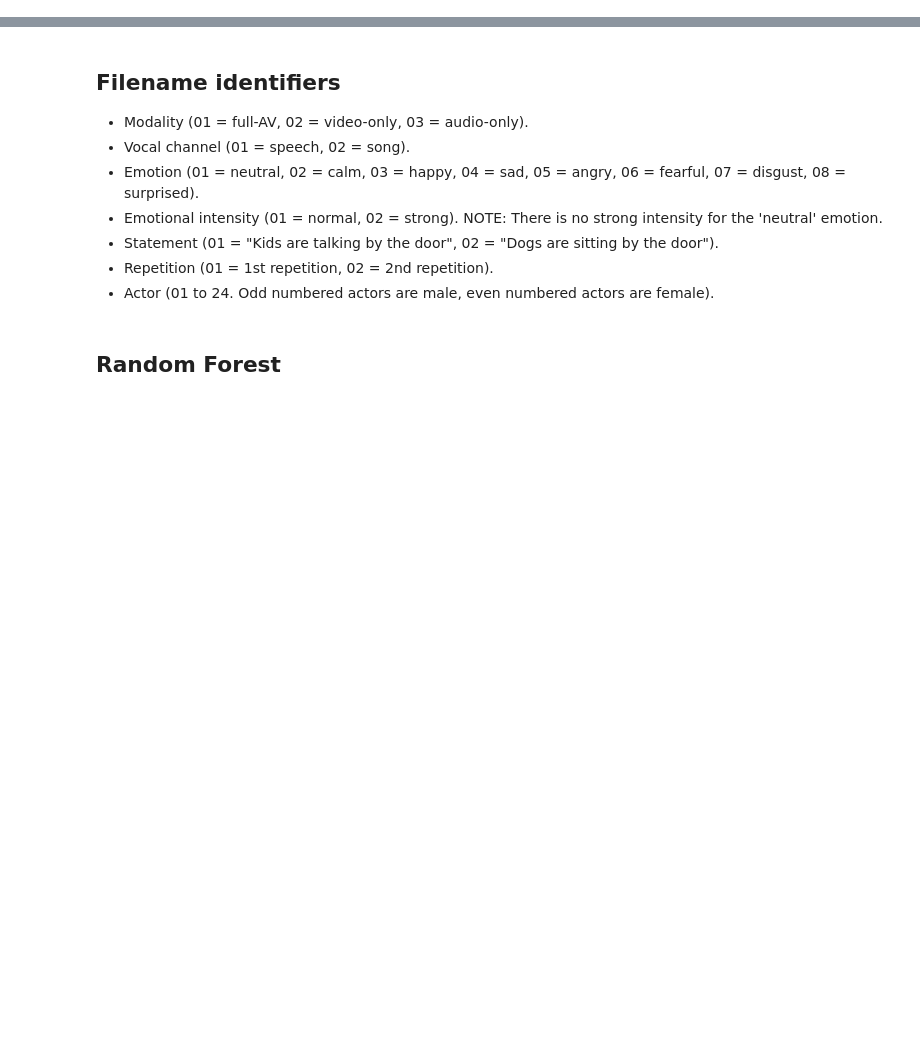
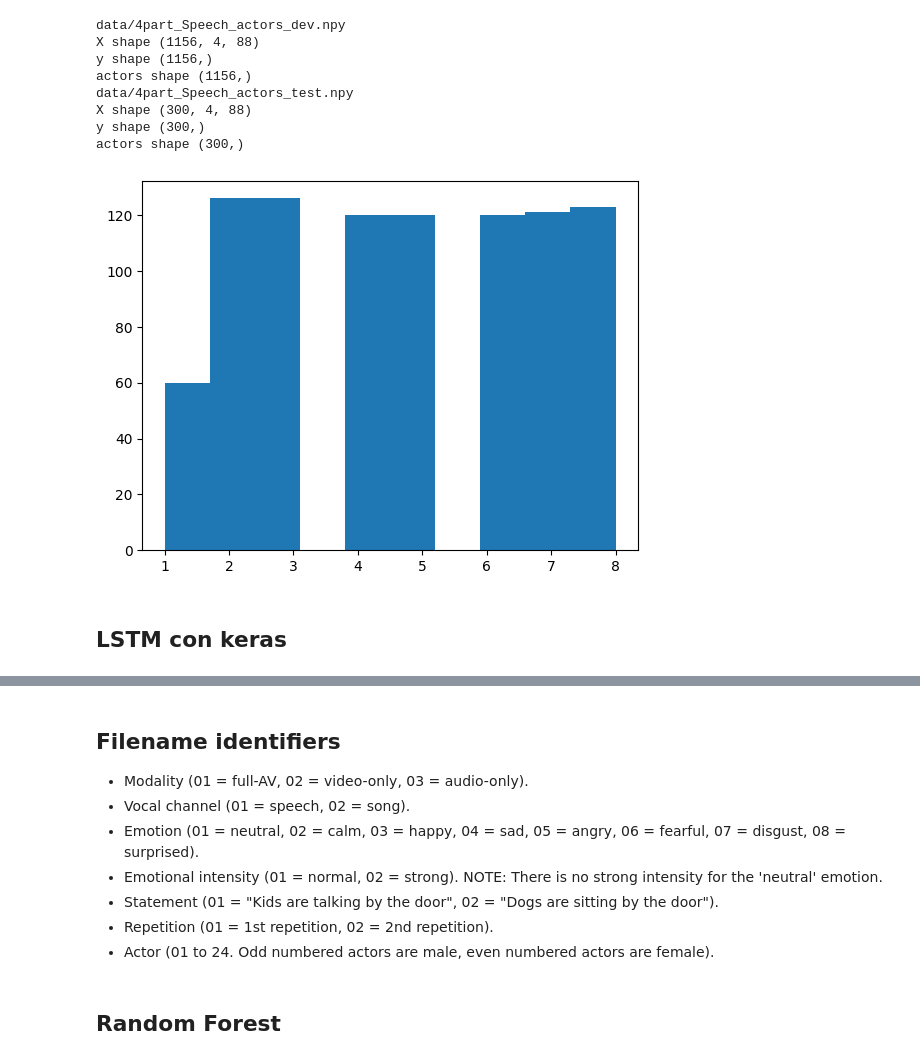
Before and after one commit to castillocande/speech-emotion-recognition-ml, a Jupyter notebook: prueba.ipynb, the cells around one changed output, grey strips where cells are left out. Saved outputs shown, nothing was run; the diff lists cells and outputs as text; code cells hidden in the pictures; blank space fills up the shorter version.

Commit message:
cross valid, data loader, etc

```diff
--- a/prueba.ipynb
+++ b/prueba.ipynb
@@ -306,0 +328,2 @@ AP = AudioProcessor()
+# %%
+DL = DataLoader()
@@ -307,13 +332,18 @@ AP = AudioProcessor()
 # %%
-speech1_dataset = "data/1Speech_dataset.npy"
+speech1_dataset_dev = "data/1part_Speech_dataset_dev.npy"
+speech2_dataset_dev = "data/2part_Speech_dataset_dev.npy"
+speech4_dataset_dev = "data/4part_Speech_dataset_dev.npy"
+speech8_dataset_dev = "data/8part_Speech_dataset_dev.npy"
 
-speech2_dataset = "data/2Speech_dataset.npy"
-speech4_dataset = "data/4Speech_dataset.npy"
-speech8_dataset = "data/8Speech_dataset.npy"
+speech1_dataset_test = "data/1part_Speech_dataset_test.npy"
+speech2_dataset_test = "data/2part_Speech_dataset_test.npy"
+speech4_dataset_test = "data/4part_Speech_dataset_test.npy"
+speech8_dataset_test = "data/8part_Speech_dataset_test.npy"
 
-path = r"data\Audio_Speech_Actors_01-24\*\*"
+path_dev = r"data\Audio_Speech_Actors_01-24\*\*"
+path_test = r"data/data_test/speech/*/*"
 
-AP.process_dataset(path, speech8_dataset, 8)
+
 "data\Audio_Speech_Actors_01-24\Actor_09\03-01-04-01-01-01-09.wav"
 r"data\Audio_Speech_Actors_01-24\Actor_09\03-01-02-01-02-01-09(1).wav"
 # %% [output]
@@ -385,0 +353,29 @@ data\Audio_Speech_Actors_01-24\Actor_20\03-01-03-01-02-01-20.wav
+# %%
+X_dev, y_dev, actors_dev = DL.get_dataset([speech4_dataset_dev])
+X_train, X_valid, y_train, y_valid, actors_train, actors_valid = DL.split_dataset(X_dev, y_dev, test_size=0.2, actors=actors_dev)
+X_test, y_test, actors_test = DL.get_dataset([speech4_dataset_test])
+
+plt.hist(y_train)
+plt.show()
+
+
+X_train = normalization(X_train)
+X_valid = normalization(X_valid)
+X_test = normalization(X_test)
+
+y_train_ohe  = one_hot_encoder(y_train)
+y_valid_ohe = one_hot_encoder(y_valid)
+y_test_ohe = one_hot_encoder(y_test)
+y_dev_ohe = one_hot_encoder(y_dev)
+# %% [output]
+data/4part_Speech_actors_dev.npy
+X shape (1156, 4, 88)
+y shape (1156,)
+actors shape (1156,)
+data/4part_Speech_actors_test.npy
+X shape (300, 4, 88)
+y shape (300,)
+actors shape (300,)
+[figure, added]
+# %% [markdown]
+## LSTM con keras
```
Also changed, not shown: parts of 29 cells of this notebook, 21 other files.
